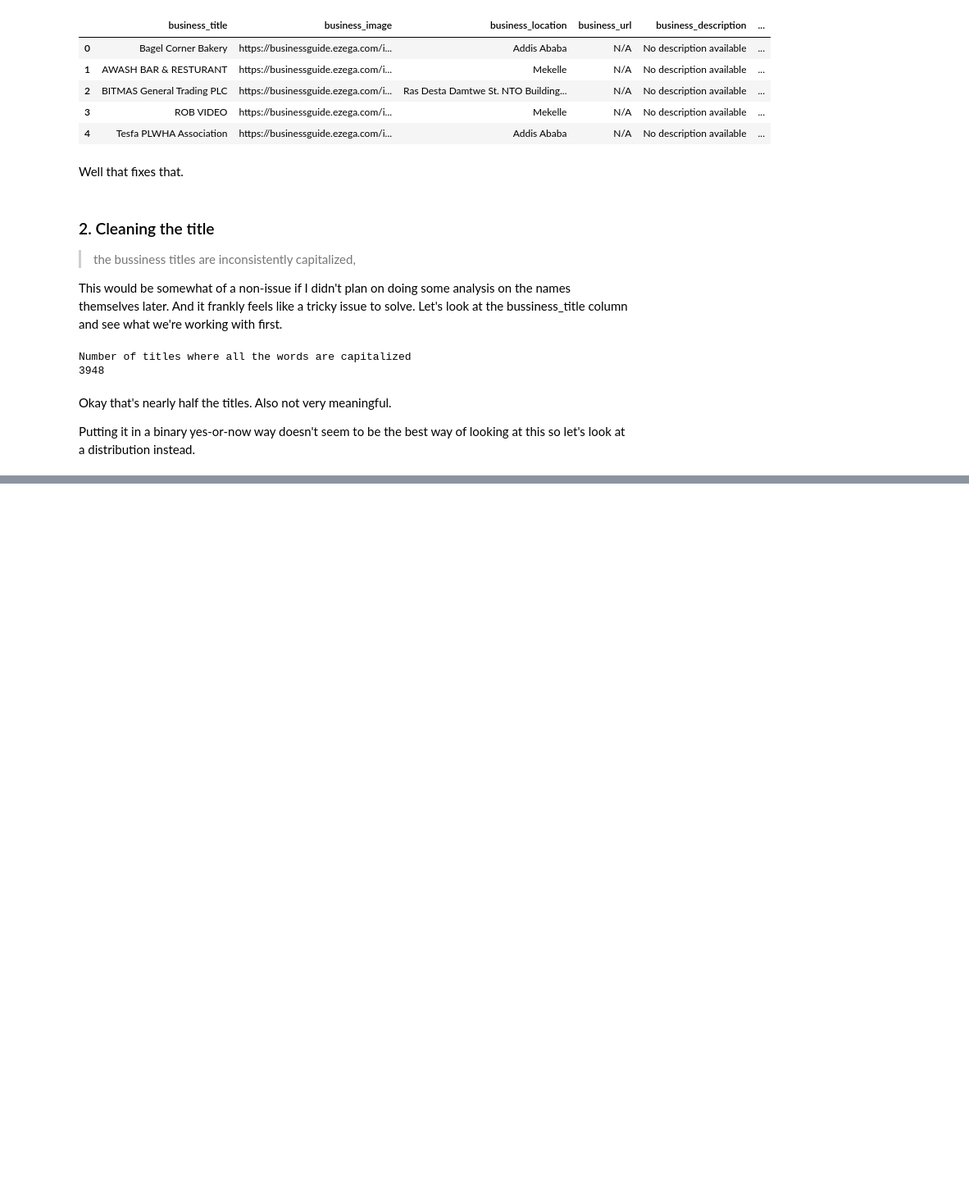
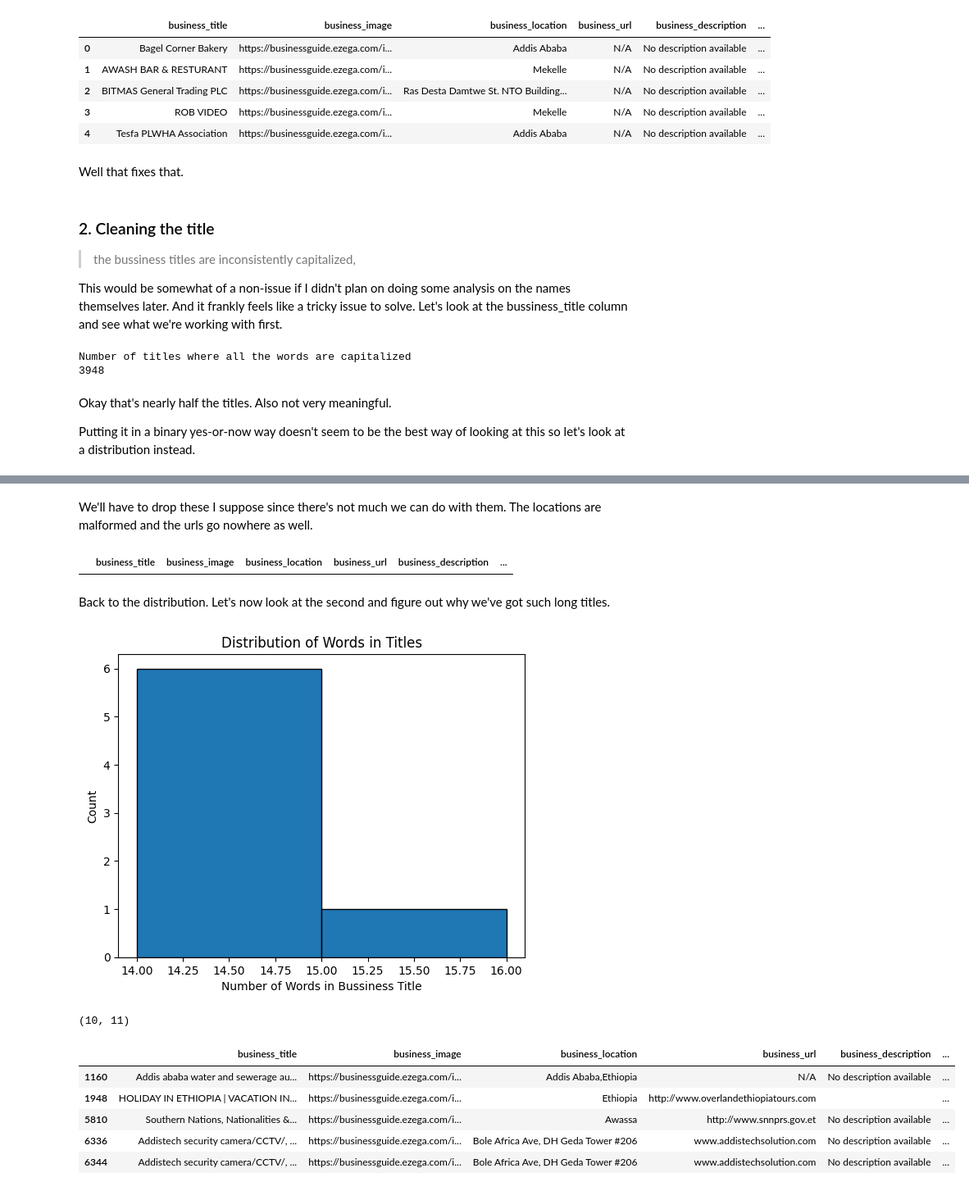
Before and after one commit to senadev42/ezega-analysis, a Jupyter notebook: Ezega Dataset Analysis - The Scenic Route.ipynb, the cells around one changed output, grey strips where cells are left out. Shown at 82% size. Saved outputs shown, nothing was run; the diff lists cells and outputs as text; code cells hidden in the pictures; blank space fills up the shorter version.

Commit message:
figured out why some titles were so long

```diff
--- a/Ezega Dataset Analysis - The Scenic Route.ipynb
+++ b/Ezega Dataset Analysis - The Scenic Route.ipynb
@@ -212,0 +180,30 @@ df[df['total_words_count'] == upper_bound].head()
+# %% [markdown]
+We'll have to drop these I suppose since there's not much we can do with them. The locations are malformed and the urls go nowhere as well.
+# %%
+df = df[df['total_words_count'] != 0]
+
+df[df['total_words_count'] == 0].head()
+# %% [output]
+|  | business_title | business_image | business_location | business_url | business_description | ... |
+# %% [markdown]
+Back to the distribution. Let's now look at the second and figure out why we've got such long titles.
+# %%
+upper_bound = 14
+
+plt.hist(df[df['total_words_count'] >= upper_bound]['total_words_count'], bins=range(upper_bound, df[df['total_words_count'] >= upper_bound]['total_words_count'].max() ), edgecolor='black')
+plt.xlabel('Number of Words in Bussiness Title')
+plt.ylabel('Count')
+plt.title('Distribution of Words in Titles')
+plt.show()
+
+print(df[df['total_words_count'] >= upper_bound].shape)
+df[df['total_words_count'] >= upper_bound].head()
+# %% [output]
+[figure, added]
+(10, 11)
+|  | business_title | business_image | business_location | business_url | business_description | ... |
+| 1160 | Addis ababa water and sewerage au... | https://businessguide.ezega.com/i... | Addis Ababa,Ethiopia | N/A | No description available | ... |
+| 1948 | HOLIDAY IN ETHIOPIA | VACATION IN... | https://businessguide.ezega.com/i... | Ethiopia | http://www.overlandethiopiatours.com |  | ... |
+| 5810 | Southern Nations, Nationalities &... | https://businessguide.ezega.com/i... | Awassa | http://www.snnprs.gov.et | No description available | ... |
+| 6336 | Addistech security camera/CCTV/, ... | https://businessguide.ezega.com/i... | Bole Africa Ave, DH Geda Tower #206 | www.addistechsolution.com | No description available | ... |
+| 6344 | Addistech security camera/CCTV/, ... | https://businessguide.ezega.com/i... | Bole Africa Ave, DH Geda Tower #206 | www.addistechsolution.com | No description available | ... |
```
Also changed, not shown: parts of 18 cells of this notebook.
